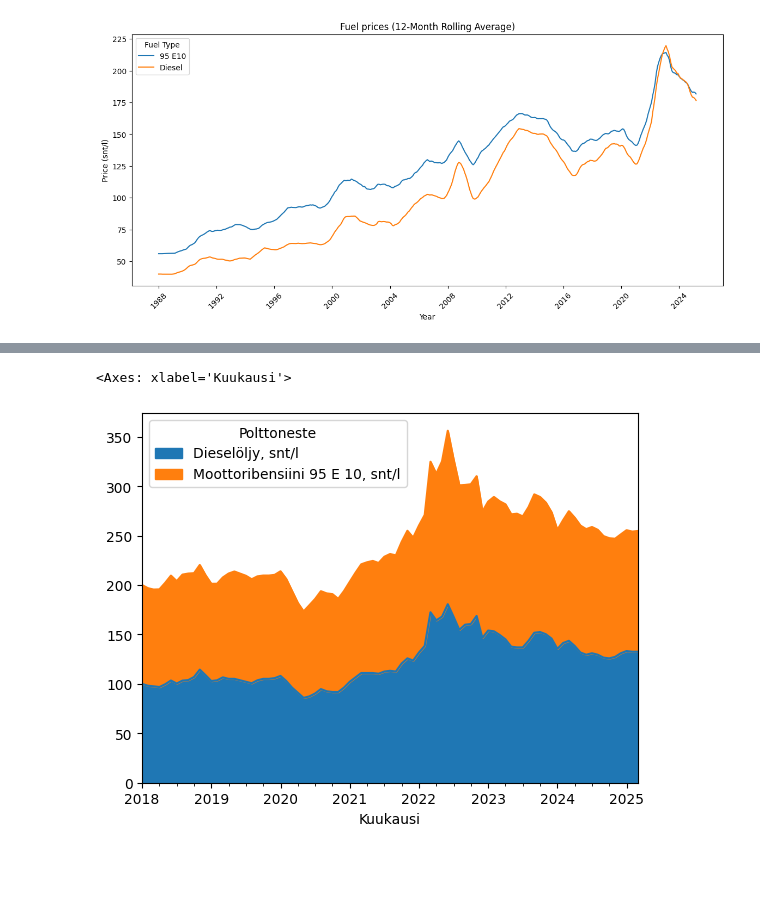
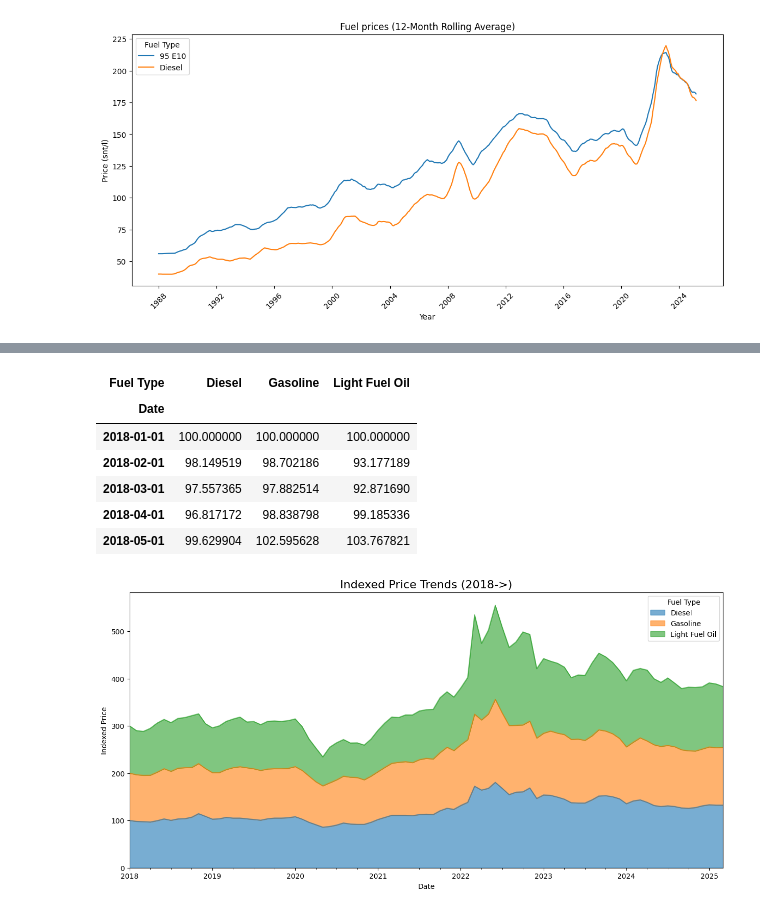
Before and after one commit to Nickeniklas/fuel_data_EDA, a Jupyter notebook: analysis.ipynb, the cells around one changed output, grey strips where cells are left out. Cells and saved outputs as stored; diff of their text form; code cells hidden in the pictures; blank space fills up the shorter version.

```diff
--- a/analysis.ipynb
+++ b/analysis.ipynb
@@ -188,11 +189,26 @@ plt.show()
 # %%
 # Temporarily reset index for pivot only
 five_years_pivot = five_years_data.reset_index().pivot(
-    index='Kuukausi',
-    columns='Polttoneste',
-    values='indexed_price'
+    index='Date',
+    columns='Fuel Type',
+    values='indexed price'
 )
-five_years_pivot.plot.area()
+five_years_pivot.head()
 # %% [output]
-<Axes: xlabel='Kuukausi'>
-[figure, removed]
+| Fuel Type | Diesel | Gasoline | Light Fuel Oil |
+| Date |  |  |  |
+| 2018-01-01 | 100.000000 | 100.000000 | 100.000000 |
+| 2018-02-01 | 98.149519 | 98.702186 | 93.177189 |
+| 2018-03-01 | 97.557365 | 97.882514 | 92.871690 |
+| 2018-04-01 | 96.817172 | 98.838798 | 99.185336 |
+| 2018-05-01 | 99.629904 | 102.595628 | 103.767821 |
+# %%
+fig, ax = plt.subplots(figsize=(15, 7))
+five_years_pivot.plot.area(ax=ax, alpha=0.6)
+ax.set_title("Indexed Price Trends (2018->)", fontsize=16)
+ax.set_ylabel("Indexed Price")
+ax.set_xlabel("Date")
+
+plt.show()
+# %% [output]
+[figure, added]
```
Also changed, not shown: parts of 10 cells of this notebook.
